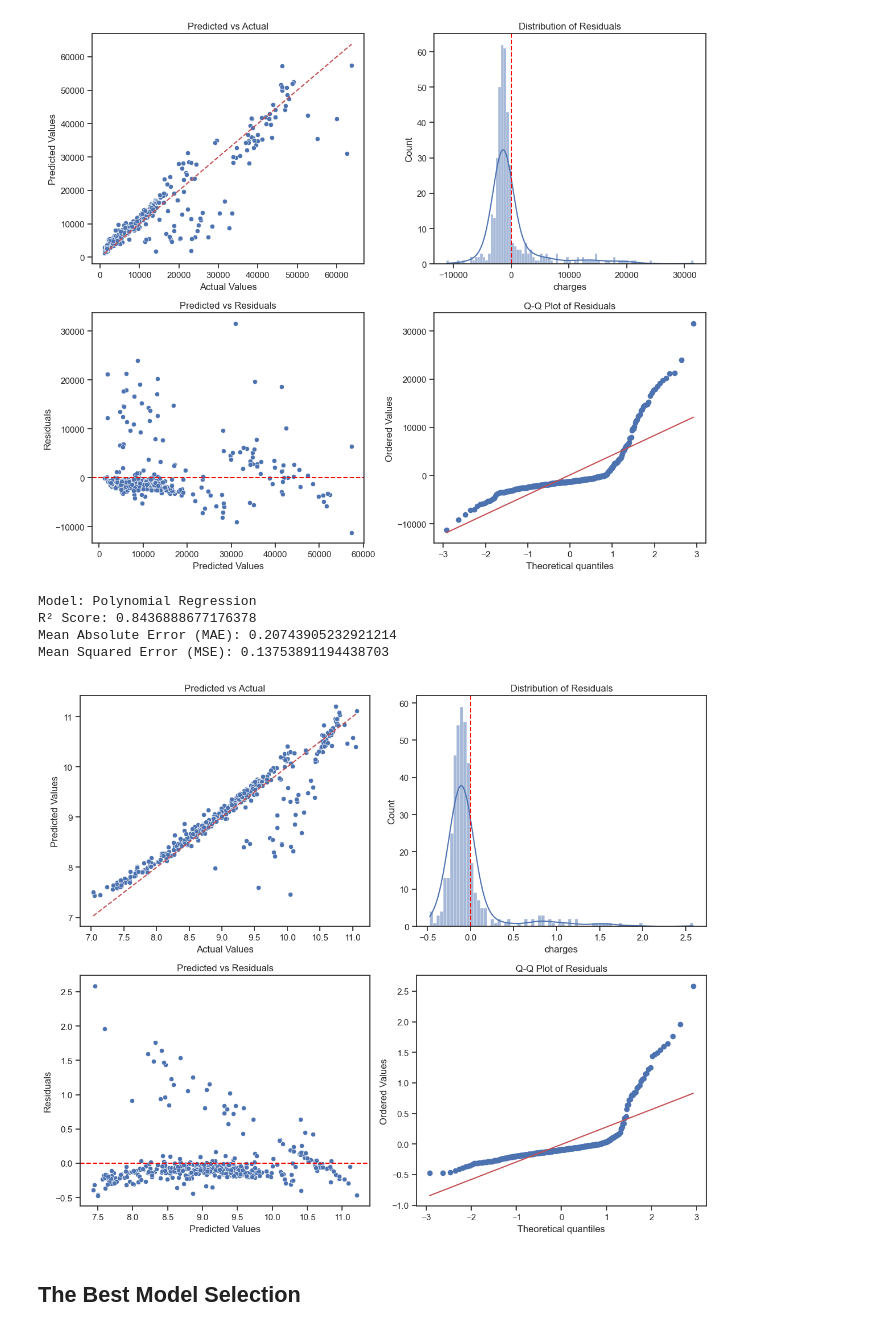
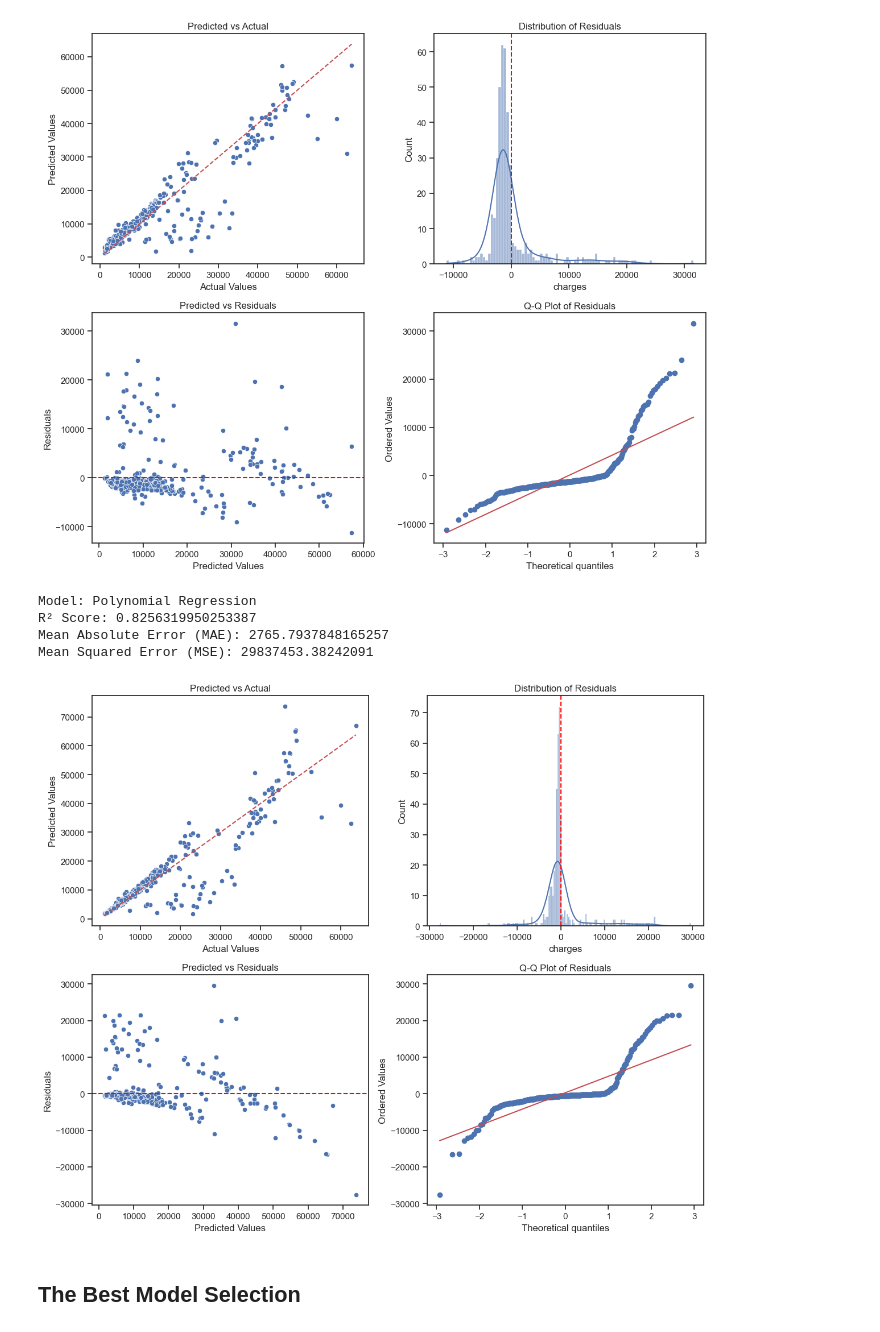
Before and after one commit to daluchkin/medical_insurance_cost, a Jupyter notebook: insurance.ipynb, the cells around one changed output. Saved outputs shown, nothing was run; the diff lists cells and outputs as text; code cells hidden in the pictures.

```diff
--- a/insurance.ipynb
+++ b/insurance.ipynb
@@ -610,9 +624,9 @@ Mean Squared Error (MSE): 39106664.53044118
 [figure]
 # %%
 # train linear regression with L2 regularization with log(y)
-evaluator = ModelEvaluator(Ridge(alpha=1.0), "Ridge", scale_columns=scale_columns)
-evaluator.split_data(X, np.log(y), test_size=0.3, random_state=random_state)
-evaluator.train()
+evaluator = ModelEvaluator(Ridge(alpha=10.0), "Ridge", scale_columns=scale_columns)
+evaluator.split_data(X, y, test_size=0.3, random_state=random_state)
+evaluator.train(log_target=True)
 metrics = evaluator.evaluate()
 model_metrics_log.append(metrics)
 evaluator.plot_evaluation()
@@ -641,8 +655,8 @@ Mean Squared Error (MSE): 38940257.26649198
 # %%
 # train linear regression with L1 regularization with log(y)
 evaluator = ModelEvaluator(Lasso(alpha=0.01), "Lasso", scale_columns=scale_columns)
-evaluator.split_data(X, np.log(y), test_size=0.3, random_state=random_state)
-evaluator.train()
+evaluator.split_data(X, y, test_size=0.3, random_state=random_state)
+evaluator.train(log_target=True)
 metrics = evaluator.evaluate()
 model_metrics_log.append(metrics)
 evaluator.plot_evaluation()
@@ -671,8 +685,8 @@ Mean Squared Error (MSE): 189105716.40095323
 # %%
 # SVR with log(y)
 evaluator = ModelEvaluator(SVR(C=10, gamma=0.1, kernel='rbf'), "SVR", scale_columns=scale_columns)
-evaluator.split_data(X, np.log(y), test_size=0.3, random_state=random_state)
-evaluator.train()
+evaluator.split_data(X, y, test_size=0.3, random_state=random_state)
+evaluator.train(log_target=True)
 metrics = evaluator.evaluate()
 model_metrics_log.append(metrics)
 evaluator.plot_evaluation()
@@ -704,9 +715,9 @@ Mean Squared Error (MSE): 33236242.15811674
 # %%
 model = RandomForestRegressor(n_estimators=10,
-                              random_state=42)
+                              random_state=random_state)
 evaluator = ModelEvaluator(model, "Random Forest", scale_columns=scale_columns)
-evaluator.split_data(X, np.log(y), test_size=0.3, random_state=random_state)
-evaluator.train()
+evaluator.split_data(X, y, test_size=0.3, random_state=random_state)
+evaluator.train(log_target=True)
 metrics = evaluator.evaluate()
 model_metrics_log.append(metrics)
 evaluator.plot_evaluation()
@@ -738,19 +749,19 @@ Mean Squared Error (MSE): 25534771.96523137
 # %%
 pipe = Pipeline(steps=[
     ('poli', PolynomialFeatures(degree=2)),
     ('model', LinearRegression())
 ])
 evaluator = ModelEvaluator(pipe, "Polynomial Regression", scale_columns=scale_columns)
-evaluator.split_data(X, np.log(y), test_size=0.3, random_state=random_state)
-evaluator.train()
+evaluator.split_data(X, y, test_size=0.3, random_state=random_state)
+evaluator.train(log_target=True)
 metrics = evaluator.evaluate()
 model_metrics_log.append(metrics)
 evaluator.plot_evaluation()
 # %% [output]
 Model: Polynomial Regression
-R² Score: 0.8436888677176378
-Mean Absolute Error (MAE): 0.20743905232921214
-Mean Squared Error (MSE): 0.13753891194438703
+R² Score: 0.8256319950253387
+Mean Absolute Error (MAE): 2765.7937848165257
+Mean Squared Error (MSE): 29837453.38242091
-[figure, old version]
+[figure, new version]
 # %% [markdown]
 ## The Best Model Selection
```
Also changed, not shown: parts of 27 cells of this notebook.
